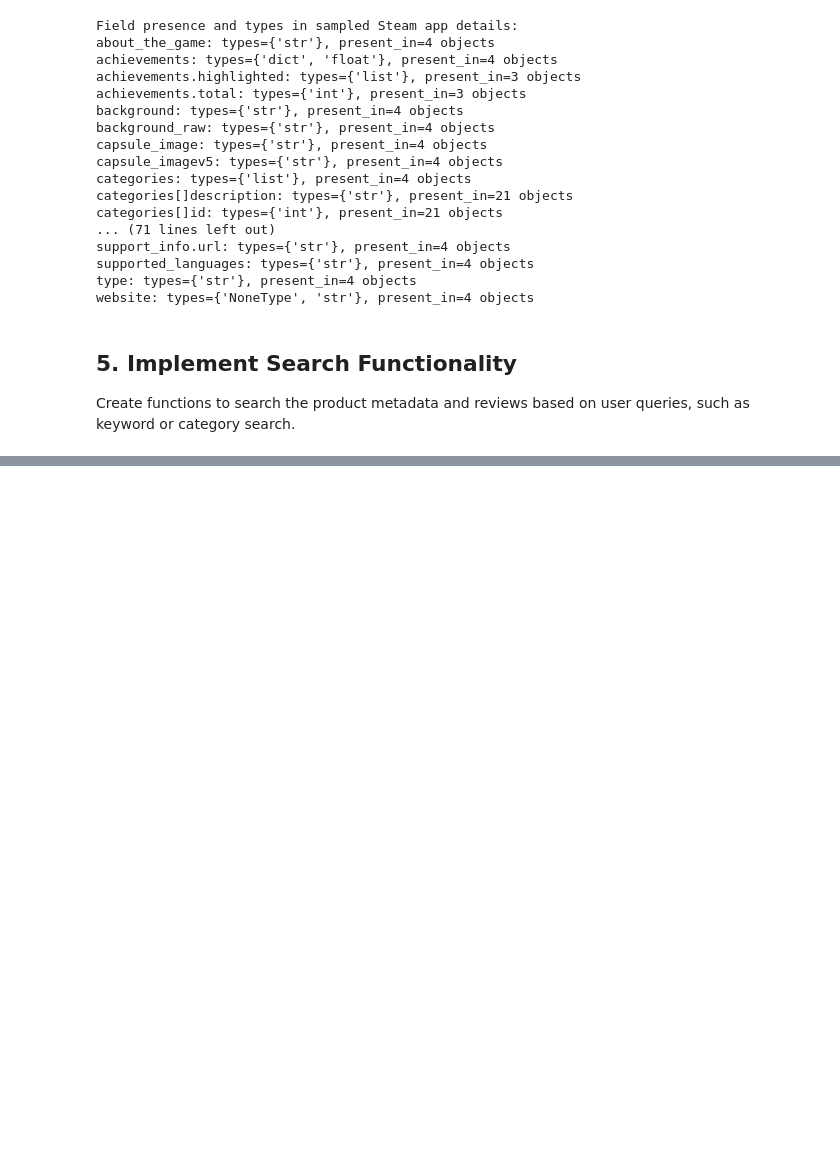
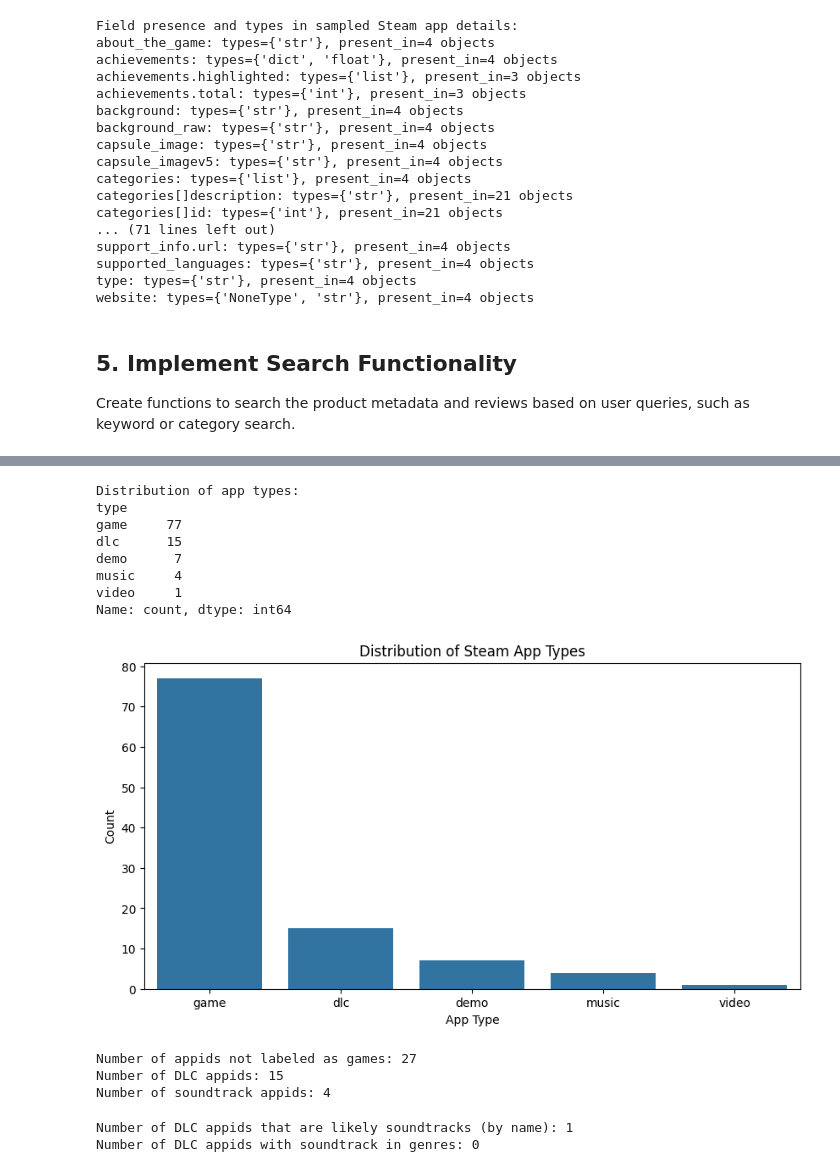
Before and after one commit to jfjordanfarr/ActualGameSearch_V2, a Jupyter notebook: pipeline/notebooks/03_acquire_explore_etl_search.ipynb, the cells around one changed output, grey strips where cells are left out. Cells and saved outputs as stored; diff of their text form; code cells hidden in the pictures; blank space fills up the shorter version.

```diff
--- a/pipeline/notebooks/03_acquire_explore_etl_search.ipynb
+++ b/pipeline/notebooks/03_acquire_explore_etl_search.ipynb
@@ -68,0 +352,16 @@ This notebook demonstrates the acquisition of product metadata and reviews, expl
+# %%
+# Validate row counts and run a sample query
+apps_count = conn.execute("SELECT COUNT(*) FROM apps").fetchone()[0]
+genres_count = conn.execute("SELECT COUNT(*) FROM app_genres").fetchone()[0]
+categories_count = conn.execute("SELECT COUNT(*) FROM app_categories").fetchone()[0]
+print(f"apps: {apps_count}, genres: {genres_count}, categories: {categories_count}")
+
+# Sample query: select a game and its genres/categories
+sample_app = conn.execute("SELECT steam_appid, name FROM apps LIMIT 1").fetchone()
+if sample_app:
+    appid, name = sample_app
+    print(f"Sample app: {appid} - {name}")
+    app_genres = conn.execute("SELECT genre_desc FROM app_genres WHERE steam_appid=?", (appid,)).fetchall()
+    app_categories = conn.execute("SELECT category_desc FROM app_categories WHERE steam_appid=?", (appid,)).fetchall()
+    print("Genres:", [g[0] for g in app_genres])
+    print("Categories:", [c[0] for c in app_categories])
@@ -312,0 +1479,59 @@ KeyError: 'name'
+# %%
+# Profile the distribution of app types in the raw metadata
+import pandas as pd
+import matplotlib.pyplot as plt
+import seaborn as sns
+from collections import Counter
+# Assume `sample_details_df` or `combined_df_flat` is the raw metadata DataFrame. If not, replace with the correct DataFrame.
+if 'combined_df_flat' in locals():
+    raw_metadata = combined_df_flat.copy()
+elif 'sample_details_df' in locals():
+    raw_metadata = sample_details_df.copy()
+else:
+    raise ValueError('No raw metadata DataFrame found. Please check variable names.')
+# Count the distribution of the `type` field (game, dlc, soundtrack, etc.)
+type_counts = raw_metadata['type'].value_counts(dropna=False)
+print('Distribution of app types:')
+print(type_counts)
+# Visualize the distribution
+plt.figure(figsize=(10,5))
+sns.barplot(x=type_counts.index, y=type_counts.values)
+plt.title('Distribution of Steam App Types')
+plt.xlabel('App Type')
+plt.ylabel('Count')
+plt.show()
+# Count how many appids are not labeled as games, are DLC, are soundtracks, etc.
+not_game_count = (raw_metadata['type'] != 'game').sum()
+dlc_count = (raw_metadata['type'] == 'dlc').sum()
+soundtrack_count = (raw_metadata['type'] == 'music').sum()
+print(f'Number of appids not labeled as games: {not_game_count}')
+print(f'Number of DLC appids: {dlc_count}')
+print(f'Number of soundtrack appids: {soundtrack_count}')
+# %% [output]
+Distribution of app types:
+type
+game     77
+dlc      15
+demo      7
+music     4
+video     1
+Name: count, dtype: int64
+[figure, added]
+Number of appids not labeled as games: 27
+Number of DLC appids: 15
+Number of soundtrack appids: 4
+# %%
+# Profile DLCs that are just soundtracks (DLCs with soundtrack in the name or category)
+dlc_df = raw_metadata[raw_metadata['type'] == 'dlc']
+# Heuristic: DLCs with 'soundtrack' or 'ost' in the name or categories
+dlc_soundtrack = dlc_df[dlc_df['name'].str.contains('soundtrack|ost', case=False, na=False)]
+print(f'Number of DLC appids that are likely soundtracks (by name): {len(dlc_soundtrack)}')
+# If there is a 'genres' or 'categories' column, check for soundtrack tags
+if 'genres' in dlc_df.columns:
+    soundtrack_genre_dlc = dlc_df[dlc_df['genres'].astype(str).str.contains('soundtrack', case=False, na=False)]
+    print(f'Number of DLC appids with soundtrack in genres: {len(soundtrack_genre_dlc)}')
+else:
+    print('No genres column found for further soundtrack DLC analysis.')
+# %% [output]
+Number of DLC appids that are likely soundtracks (by name): 1
+Number of DLC appids with soundtrack in genres: 0
```
Also changed, not shown: parts of 35 cells of this notebook, 24 other files.
